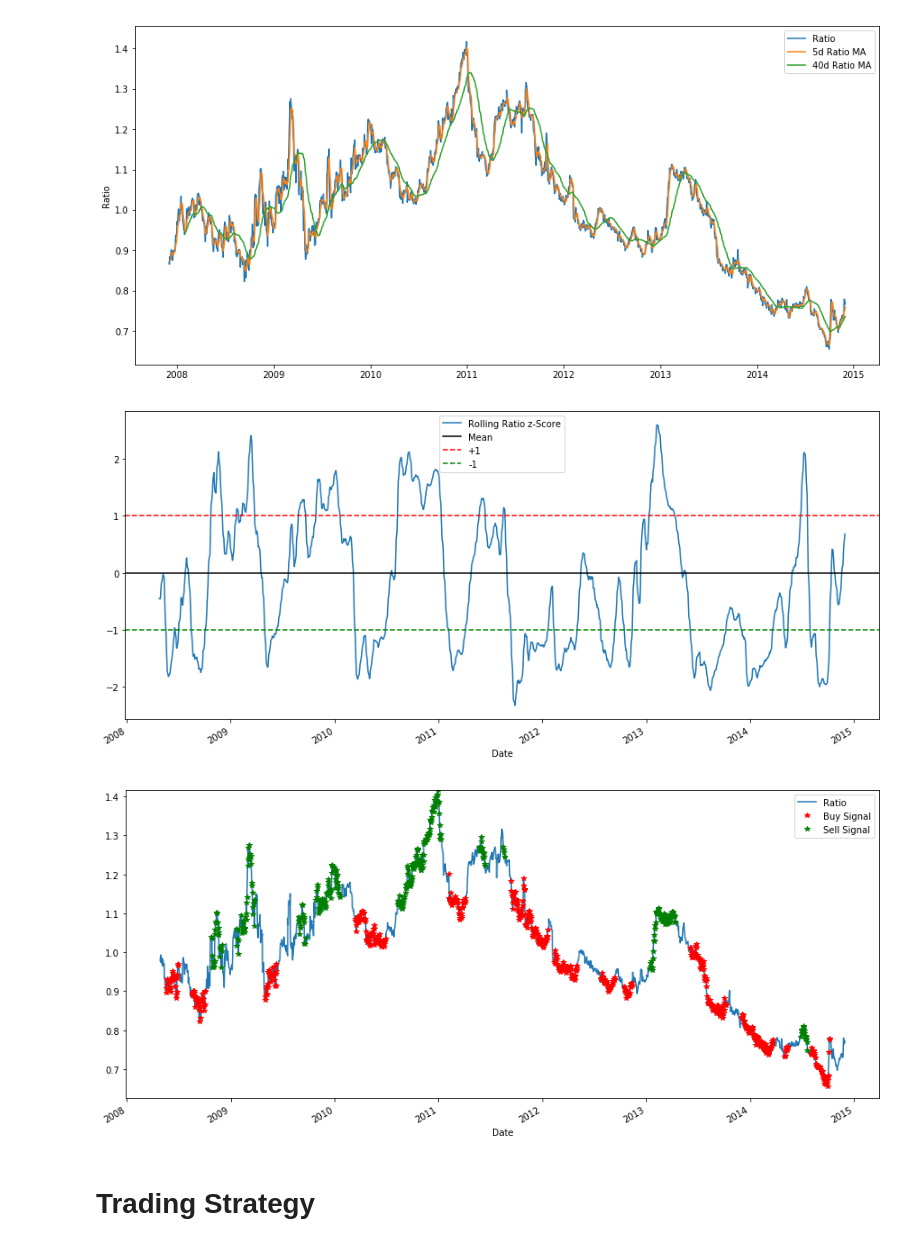
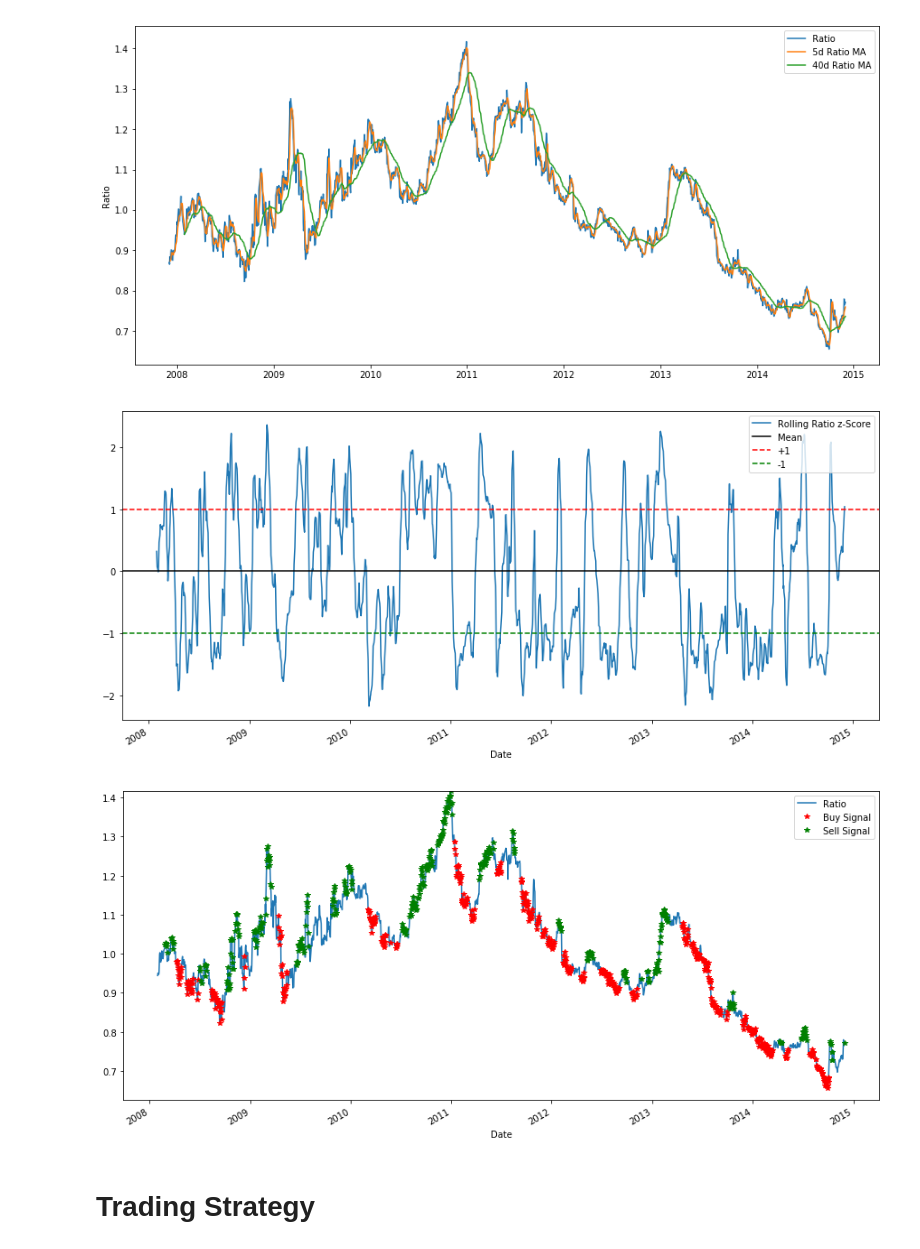
Before and after one commit to rsb2180/Eq-Stat-Arb, a Jupyter notebook: EQSA_weighted.ipynb, the cells around one changed output. Cells and saved outputs as stored; diff of their text form; code cells hidden in the pictures.

```diff
--- a/EQSA_weighted.ipynb
+++ b/EQSA_weighted.ipynb
@@ -98,30 +98,30 @@ plt.show()
 [figure]
 # %%
 plt.figure(figsize=(15,7))
-zscore_100_10.plot()
+zscore_40_5.plot()
 plt.axhline(0, color='black')
 plt.axhline(1.0, color='red', linestyle='--')
 plt.axhline(-1.0, color='green', linestyle='--')
 plt.legend(['Rolling Ratio z-Score', 'Mean', '+1', '-1'])
 plt.show()
 # %% [output]
-[figure, old version]
+[figure, new version]
 # %%
 plt.figure(figsize=(15,7))
 
-train[100:].plot()
+train[40:].plot()
 buy = train.copy()
 sell = train.copy()
-buy[zscore_100_10>-1] = 0
-sell[zscore_100_10<1] = 0
-buy[100:].plot(color="r",linestyle="None", marker="*")
-sell[100:].plot(color="g",linestyle="None", marker="*")
+buy[zscore_40_5>-1] = 0
+sell[zscore_40_5<1] = 0
+buy[40:].plot(color="r",linestyle="None", marker="*")
+sell[40:].plot(color="g",linestyle="None", marker="*")
 x1,x2,y1,y2 = plt.axis()
 plt.axis((x1,x2,ratios.min(),ratios.max()))
 plt.legend(["Ratio", "Buy Signal", "Sell Signal"])
 plt.show()
 # %% [output]
-[figure, old version]
+[figure, new version]
 # %% [markdown]
 # Trading Strategy
 # %%
```
Also changed, not shown: parts of 8 cells of this notebook.
